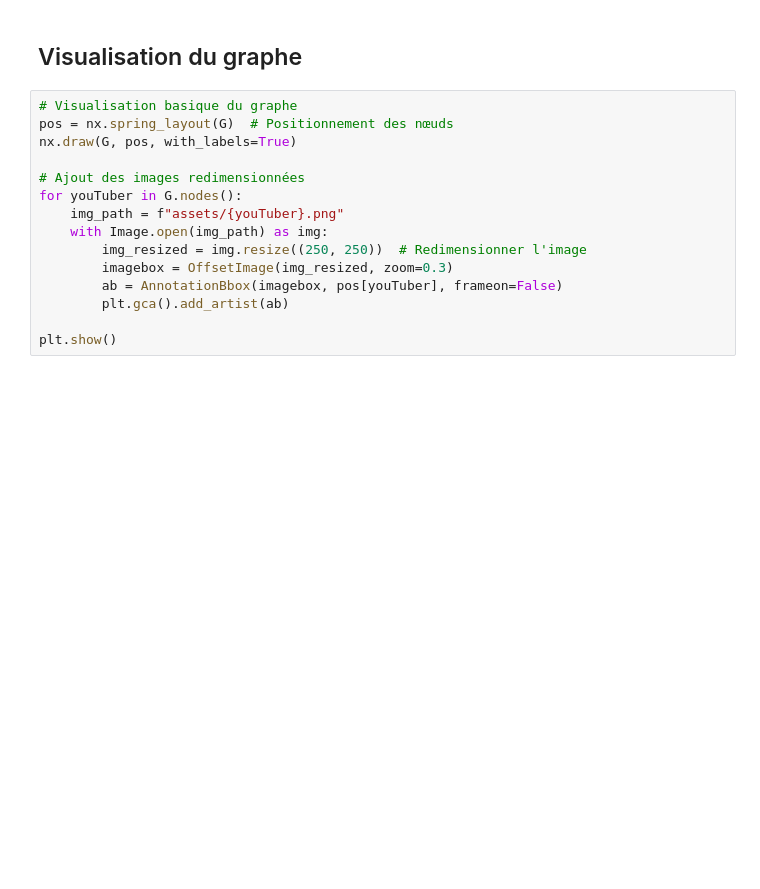
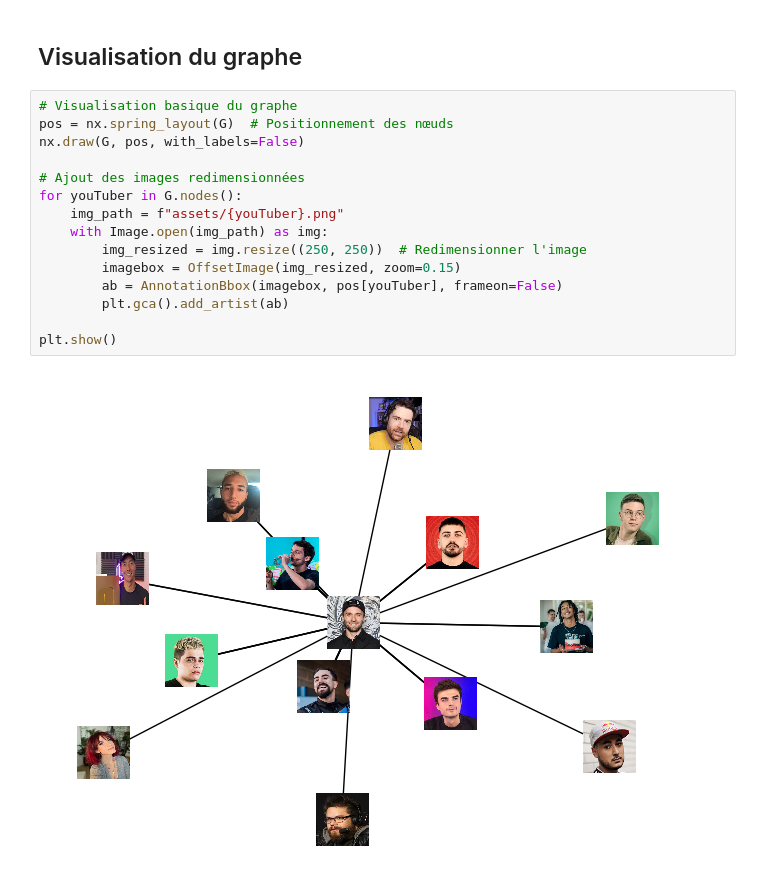
Before and after one commit to 402rayan/reseauYoutube, a Jupyter notebook: main.ipynb, the cells around one changed output. Drawn from its saved outputs; the diff is of its cells as text; blank space fills up the shorter version.

```diff
--- a/main.ipynb
+++ b/main.ipynb
@@ -27,15 +27,17 @@ for youTuber, collaborators in collaborations_data.items():
 # %%
 # Visualisation basique du graphe
 pos = nx.spring_layout(G)  # Positionnement des nœuds
-nx.draw(G, pos, with_labels=True)
+nx.draw(G, pos, with_labels=False)
 
 # Ajout des images redimensionnées
 for youTuber in G.nodes():
     img_path = f"assets/{youTuber}.png"
     with Image.open(img_path) as img:
         img_resized = img.resize((250, 250))  # Redimensionner l'image
-        imagebox = OffsetImage(img_resized, zoom=0.3)
+        imagebox = OffsetImage(img_resized, zoom=0.15)
         ab = AnnotationBbox(imagebox, pos[youTuber], frameon=False)
         plt.gca().add_artist(ab)
 
 plt.show()
+# %% [output]
+[figure, added]
```
Also changed, not shown: 17 other files.
